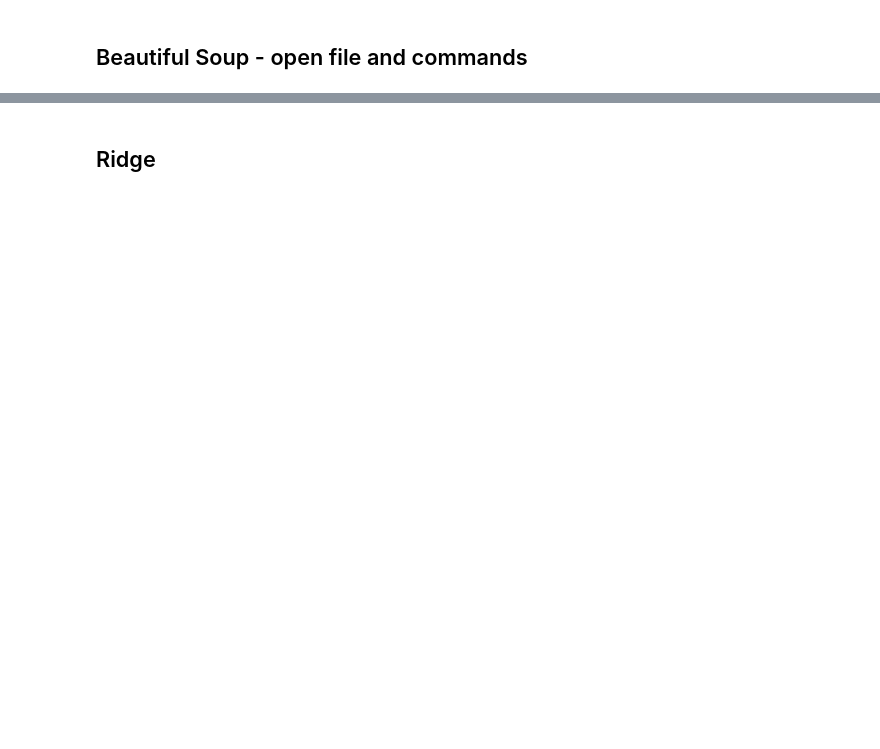
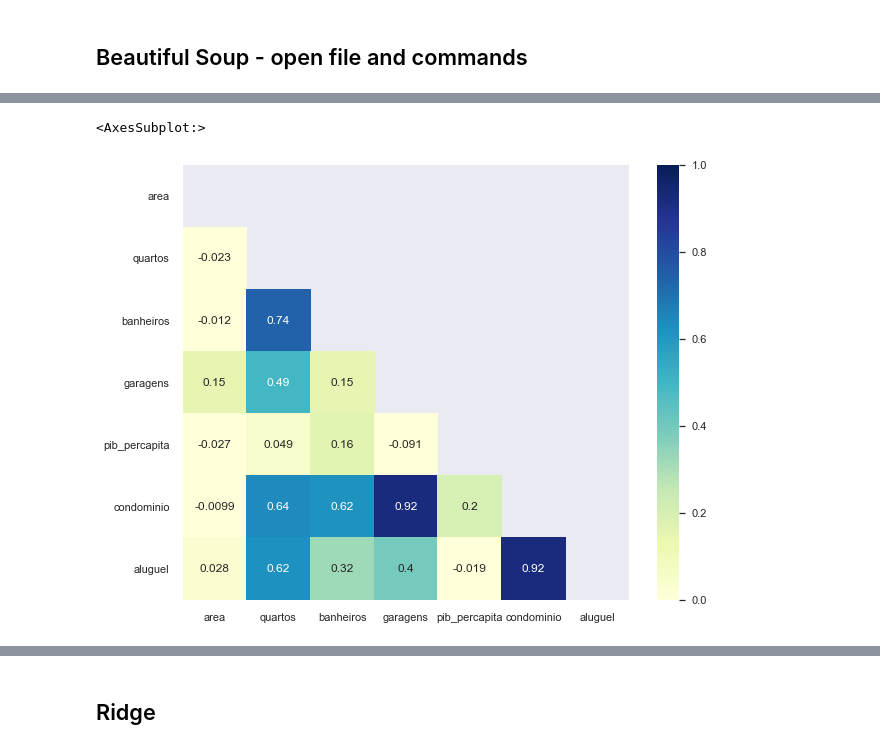
Before and after one commit to 1990LFLF/tcc-ml, a Jupyter notebook: teste.ipynb, the cells around one changed output, grey strips where cells are left out. Saved outputs shown, nothing was run; the diff lists cells and outputs as text; code cells hidden in the pictures; blank space fills up the shorter version.

```diff
--- a/teste.ipynb
+++ b/teste.ipynb
@@ -162,0 +231,8 @@ memory usage: 60.9+ KB
+# %%
+corr = df[['area', 'quartos', 'banheiros', 'garagens', 'pib_percapita', 'condominio', 'aluguel']].corr()
+matrix = np.triu(corr)
+fig, ax = plt.subplots(figsize=(10,8))
+sns.heatmap(corr, cmap="YlGnBu", annot=True, mask=matrix, vmin=0, vmax=1)
+# %% [output]
+<AxesSubplot:>
+[figure, added]
```
Also changed, not shown: parts of 47 cells of this notebook, 55 other files.
